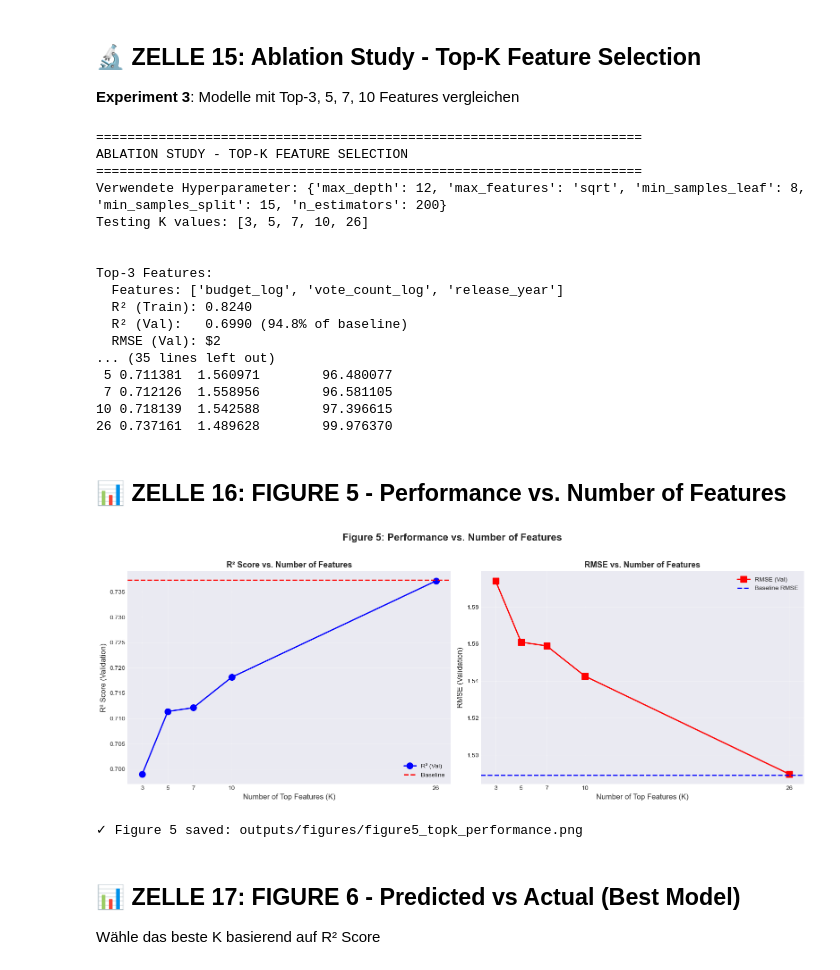
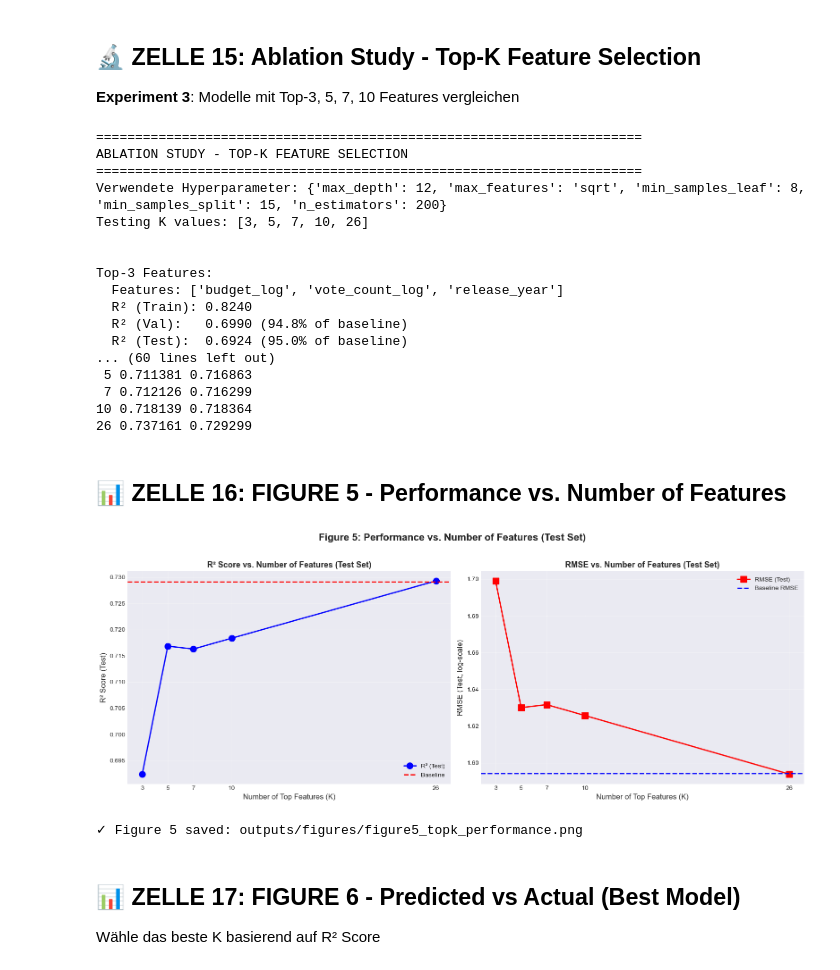
Before and after one commit to AnoukHecht/KDT_Paper_2, a Jupyter notebook: Week5_Ablation_Study_26_Features.ipynb, the cells around one changed output. Drawn from its saved outputs; the diff is of its cells as text; code cells hidden in the pictures.

```diff
--- a/Week5_Ablation_Study_26_Features.ipynb
+++ b/Week5_Ablation_Study_26_Features.ipynb
@@ -1832,6 +1884,7 @@ for k in k_values:
 
     X_train_k = X_train_scaled[top_k_features]
     X_val_k = X_val_scaled[top_k_features]
+    X_test_k = X_test_scaled[top_k_features]
 
     # Modell trainieren (optimierte Hyperparameter!)
     model_k = RandomForestRegressor(
@@ -1843,41 +1896,58 @@ for k in k_values:
     )
     model_k.fit(X_train_k, y_train)
 
-    # Evaluation
+    # Evaluation auf Train, Val, Test
     y_pred_train_k = model_k.predict(X_train_k)
     y_pred_val_k = model_k.predict(X_val_k)
+    y_pred_test_k = model_k.predict(X_test_k)
 
     r2_train = r2_score(y_train, y_pred_train_k)
     r2_val = r2_score(y_val, y_pred_val_k)
+    r2_test = r2_score(y_test, y_pred_test_k)
     rmse_val = np.sqrt(mean_squared_error(y_val, y_pred_val_k))
+    rmse_test = np.sqrt(mean_squared_error(y_test, y_pred_test_k))
     mae_val = mean_absolute_error(y_val, y_pred_val_k)
+    mae_test = mean_absolute_error(y_test, y_pred_test_k)
 
     # % of Baseline
-    pct_of_baseline = (r2_val / baseline_r2) * 100
+    pct_of_baseline_val = (r2_val / baseline_r2) * 100
+    pct_of_baseline_test = (r2_test / baseline_results['r2_test']) * 100
 
     topk_results.append({
         'k': k,
         'features': top_k_features,
         'r2_train': r2_train,
         'r2_val': r2_val,
+        'r2_test': r2_test,
         'rmse_val': rmse_val,
+        'rmse_test': rmse_test,
         'mae_val': mae_val,
-        'pct_of_baseline': pct_of_baseline
+        'mae_test': mae_test,
+        'pct_of_baseline_val': pct_of_baseline_val,
+        'pct_of_baseline_test': pct_of_baseline_test
     })
 
     print(f"\nTop-{k} Features:")
     print(f"  Features: {top_k_features}")
     print(f"  R² (Train): {r2_train:.4f}")
-    print(f"  R² (Val):   {r2_val:.4f} ({pct_of_baseline:.1f}% of baseline)")
-    print(f"  RMSE (Val): ${rmse_val:,.0f}")
-    print(f"  MAE (Val):  ${mae_val:,.0f}")
+    print(f"  R² (Val):   {r2_val:.4f} ({pct_of_baseline_val:.1f}% of baseline)")
+    print(f"  R² (Test):  {r2_test:.4f} ({pct_of_baseline_test:.1f}% of baseline)")
+    print(f"  RMSE (Val): {rmse_val:.4f} (log-scale)")
+    print(f"  RMSE (Test): {rmse_test:.4f} (log-scale)")
+    print(f"  MAE (Val):  {mae_val:.4f} (log-scale)")
+    print(f"  MAE (Test):  {mae_test:.4f} (log-scale)")
 
 topk_df = pd.DataFrame(topk_results)
 
 print("\n" + "="*70)
-print("TOP-K COMPARISON TABLE")
+print("TOP-K COMPARISON TABLE (TEST-SET PERFORMANCE)")
 print("="*70)
-print(topk_df[['k', 'r2_val', 'rmse_val', 'pct_of_baseline']].to_string(index=False))
+print(topk_df[['k', 'r2_test', 'rmse_test', 'pct_of_baseline_test']].to_string(index=False))
+
+print("\n" + "="*70)
+print("VALIDATION vs. TEST R² Comparison")
+print("="*70)
+print(topk_df[['k', 'r2_val', 'r2_test']].to_string(index=False))
 # %% [output]
 ======================================================================
 ABLATION STUDY - TOP-K FEATURE SELECTION
@@ -1890,48 +1960,48 @@ Top-3 Features:
   Features: ['budget_log', 'vote_count_log', 'release_year']
   R² (Train): 0.8240
   R² (Val):   0.6990 (94.8% of baseline)
-  RMSE (Val): $2
-... (35 lines left out)
- 5 0.711381  1.560971        96.480077
- 7 0.712126  1.558956        96.581105
-10 0.718139  1.542588        97.396615
-26 0.737161  1.489628        99.976370
+  R² (Test):  0.6924 (95.0% of baseline)
+... (60 lines left out)
+ 5 0.711381 0.716863
+ 7 0.712126 0.716299
+10 0.718139 0.718364
+26 0.737161 0.729299
 # %% [markdown]
 ## 📊 ZELLE 16: FIGURE 5 - Performance vs. Number of Features
 # %%
-# FIGURE 5: Performance vs Number of Features
+# FIGURE 5: Performance vs Number of Features (TEST-SET)
 fig, axes = plt.subplots(1, 2, figsize=(16, 6))
 
-# Plot 1: R² Score
-axes[0].plot(topk_df['k'], topk_df['r2_val'], marker='o', linewidth=2,
-             markersize=10, color='blue', label='R² (Val)')
-axes[0].axhline(baseline_r2, color='red', linestyle='--', linewidth=2, label='Baseline')
+# Plot 1: R² Score (TEST-SET)
+axes[0].plot(topk_df['k'], topk_df['r2_test'], marker='o', linewidth=2,
+             markersize=10, color='blue', label='R² (Test)')
+axes[0].axhline(baseline_results['r2_test'], color='red', linestyle='--', linewidth=2, label='Baseline')
 axes[0].set_xlabel('Number of Top Features (K)', fontsize=12)
-axes[0].set_ylabel('R² Score (Validation)', fontsize=12)
-axes[0].set_title('R² Score vs. Number of Features', fontsize=13, fontweight='bold')
+axes[0].set_ylabel('R² Score (Test)', fontsize=12)
+axes[0].set_title('R² Score vs. Number of Features (Test Set)', fontsize=13, fontweight='bold')
 axes[0].legend()
 axes[0].grid(True, alpha=0.3)
 axes[0].set_xticks(topk_df['k'])
 
-# Plot 2: RMSE
-axes[1].plot(topk_df['k'], topk_df['rmse_val'], marker='s', linewidth=2,
-             markersize=10, color='red', label='RMSE (Val)')
-axes[1].axhline(baseline_rmse, color='blue', linestyle='--', linewidth=2, label='Baseline RMSE')
+# Plot 2: RMSE (TEST-SET)
+axes[1].plot(topk_df['k'], topk_df['rmse_test'], marker='s', linewidth=2,
+             markersize=10, color='red', label='RMSE (Test)')
+axes[1].axhline(baseline_results['rmse_test'], color='blue', linestyle='--', linewidth=2, label='Baseline RMSE')
 axes[1].set_xlabel('Number of Top Features (K)', fontsize=12)
-axes[1].set_ylabel('RMSE (Validation)', fontsize=12)
-axes[1].set_title('RMSE vs. Number of Features', fontsize=13, fontweight='bold')
+axes[1].set_ylabel('RMSE (Test, log-scale)', fontsize=12)
+axes[1].set_title('RMSE vs. Number of Features (Test Set)', fontsize=13, fontweight='bold')
 axes[1].legend()
 axes[1].grid(True, alpha=0.3)
 axes[1].set_xticks(topk_df['k'])
 
-plt.suptitle('Figure 5: Performance vs. Number of Features', fontsize=16, fontweight='bold', y=1.02)
+plt.suptitle('Figure 5: Performance vs. Number of Features (Test Set)', fontsize=16, fontweight='bold', y=1.02)
 plt.tight_layout()
 plt.savefig('outputs/figures/figure5_topk_performance.png', dpi=150, bbox_inches='tight')
 plt.show()
 
 print("✓ Figure 5 saved: outputs/figures/figure5_topk_performance.png")
 # %% [output]
-[figure, old version]
+[figure, new version]
 ✓ Figure 5 saved: outputs/figures/figure5_topk_performance.png
 # %% [markdown]
 ## 📊 ZELLE 17: FIGURE 6 - Predicted vs Actual (Best Model)
```
Also changed, not shown: parts of 16 cells of this notebook, 18 other files.
